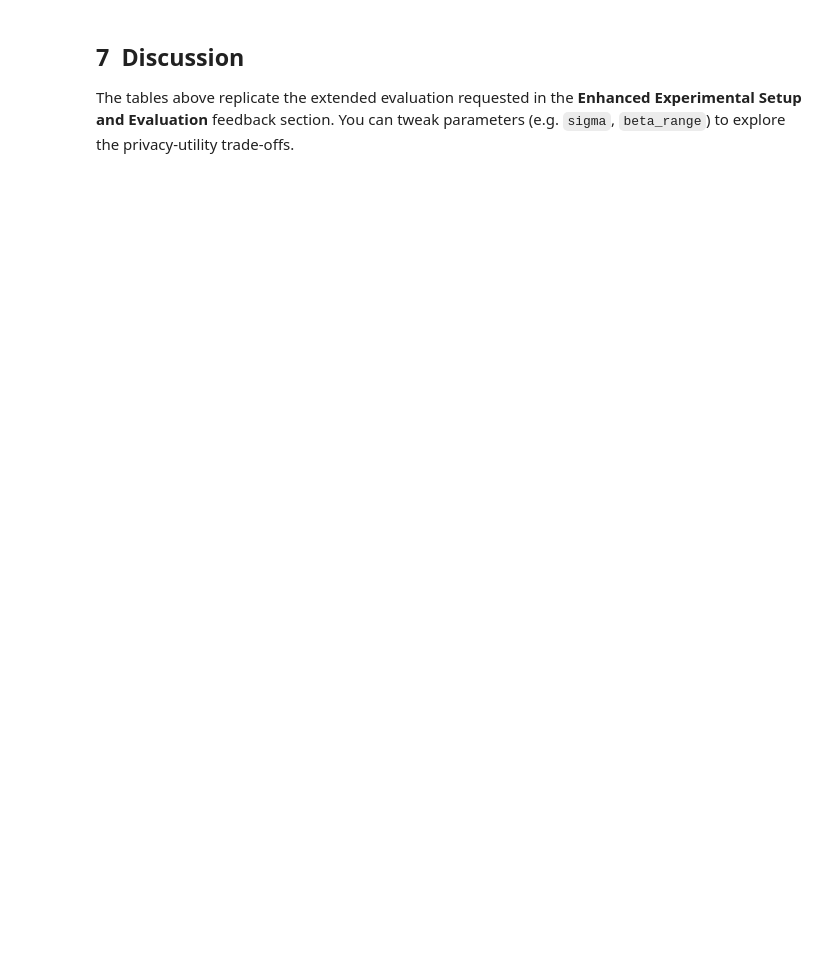
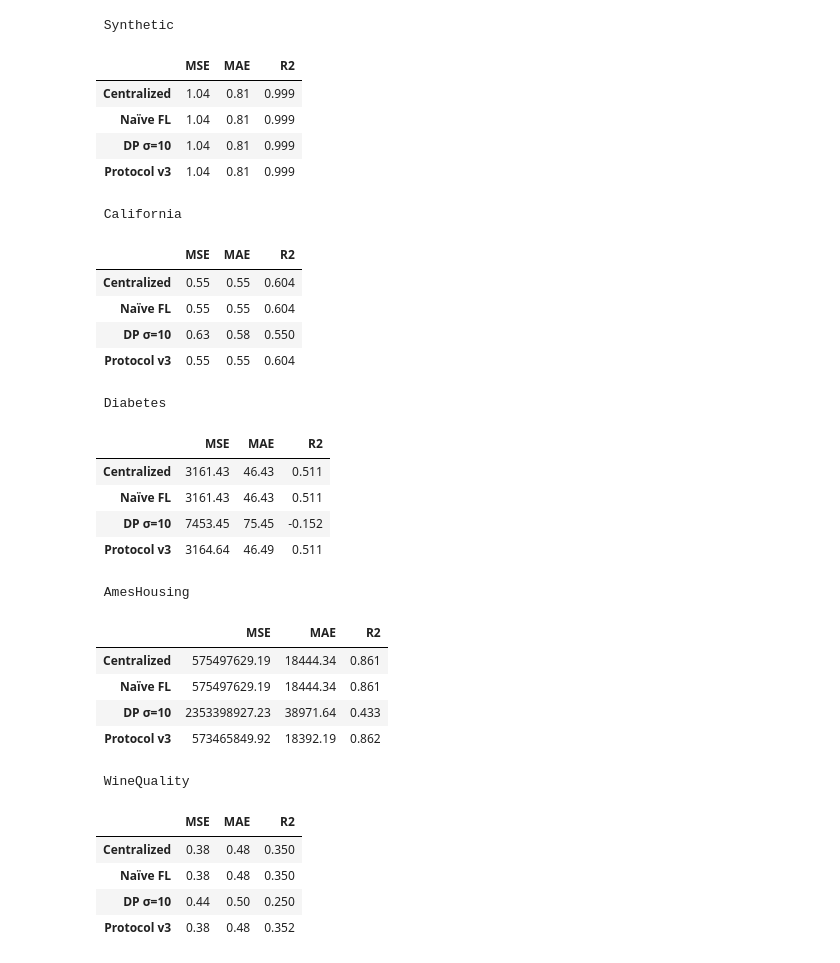
Before and after one commit to ifirdavs/linear-regression-fl, a Jupyter notebook: Protocol_v3_single_round.ipynb, the cells around one changed output. Drawn from its saved outputs; the diff is of its cells as text; code cells hidden in the pictures; blank space fills up the shorter version.

```diff
--- a/Protocol_v3_single_round.ipynb
+++ b/Protocol_v3_single_round.ipynb
@@ -18,4 +16,0 @@ np.random.seed(42)
-# %%
-def add_intercept(X: np.ndarray) -> np.ndarray:
-    """Append a column of 1s to the left of X."""
-    return np.hstack([np.ones((X.shape[0], 1)), X])
@@ -259,3 +207,60 @@ pd.DataFrame(results_cal, index=["MSE","R2"]).T
-# %% [markdown]
-## 7  Discussion
-The tables above replicate the extended evaluation requested in the **Enhanced Experimental Setup and Evaluation** feedback section. You can tweak parameters (e.g. `sigma`, `beta_range`) to explore the privacy‑utility trade‑offs.
+# %%
+datasets = {
+    "Synthetic": clients_synth(),
+    "California": clients_cal(),
+    "Diabetes": clients_diab(),
+    "AmesHousing": clients_ames(),
+    "WineQuality": clients_wine(),
+}
+
+tables = {}
+
+for name, cl in datasets.items():
+    metrics = {
+        "Centralized": evaluate(central(cl), cl),
+        "Naïve FL": evaluate(naive(cl), cl),
+        "DP σ=10": evaluate(dp(cl), cl),
+        "Protocol v3": evaluate(secure(cl), cl),
+    }
+
+    tables[name] = pd.DataFrame(metrics, index=["MSE", "MAE", "R2"]).T
+# %%
+for name,df in tables.items():
+    print('\n', name)
+    display(df.style.format({
+        'MSE': '{:.2f}',
+        'MAE': '{:.2f}',
+        'R2': '{:.3f}'
+        })
+    )
+# %% [output]
+ Synthetic
+|  | MSE | MAE | R2 |
+| Centralized | 1.04 | 0.81 | 0.999 |
+| Naïve FL | 1.04 | 0.81 | 0.999 |
+| DP σ=10 | 1.04 | 0.81 | 0.999 |
+| Protocol v3 | 1.04 | 0.81 | 0.999 |
+ California
+|  | MSE | MAE | R2 |
+| Centralized | 0.55 | 0.55 | 0.604 |
+| Naïve FL | 0.55 | 0.55 | 0.604 |
+| DP σ=10 | 0.63 | 0.58 | 0.550 |
+| Protocol v3 | 0.55 | 0.55 | 0.604 |
+ Diabetes
+|  | MSE | MAE | R2 |
+| Centralized | 3161.43 | 46.43 | 0.511 |
+| Naïve FL | 3161.43 | 46.43 | 0.511 |
+| DP σ=10 | 7453.45 | 75.45 | -0.152 |
+| Protocol v3 | 3164.64 | 46.49 | 0.511 |
+ AmesHousing
+|  | MSE | MAE | R2 |
+| Centralized | 575497629.19 | 18444.34 | 0.861 |
+| Naïve FL | 575497629.19 | 18444.34 | 0.861 |
+| DP σ=10 | 2353398927.23 | 38971.64 | 0.433 |
+| Protocol v3 | 573465849.92 | 18392.19 | 0.862 |
+ WineQuality
+|  | MSE | MAE | R2 |
+| Centralized | 0.38 | 0.48 | 0.350 |
+| Naïve FL | 0.38 | 0.48 | 0.350 |
+| DP σ=10 | 0.44 | 0.50 | 0.250 |
+| Protocol v3 | 0.38 | 0.48 | 0.352 |
```
Also changed, not shown: parts of 25 cells of this notebook, 2 other files.
